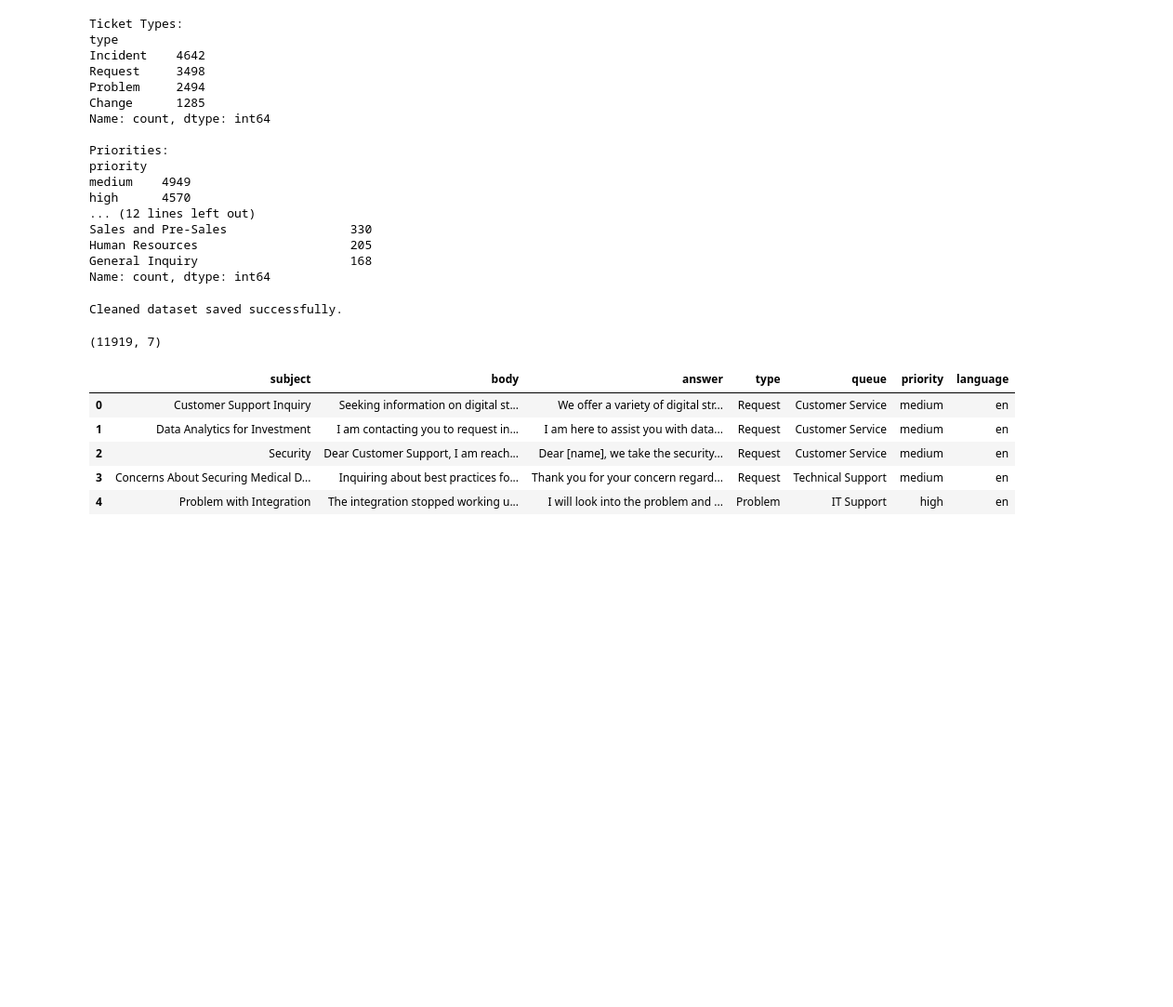
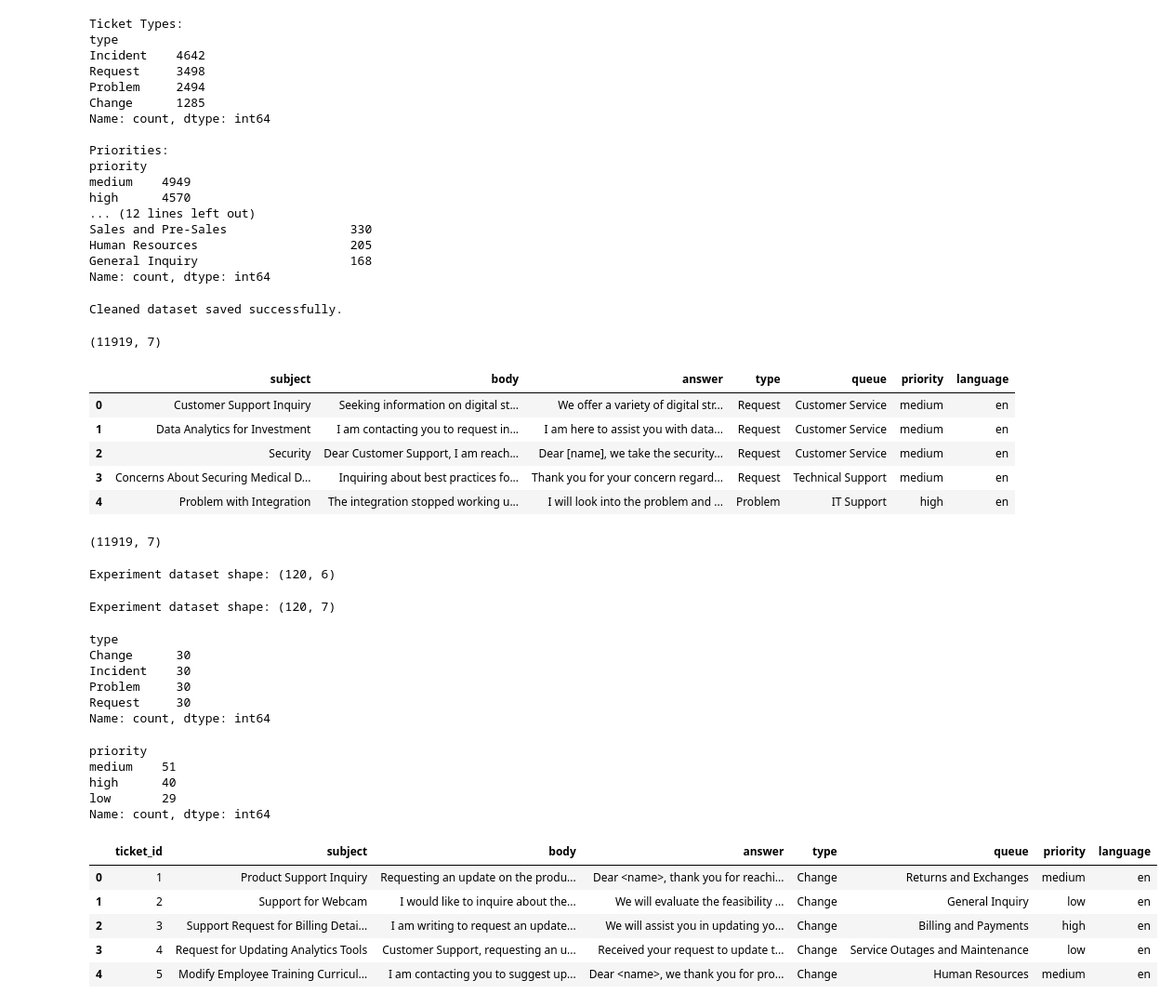
Before and after one commit to Charith-01/Customer-Feedback-Analysis-Using-Prompt-Engineering, a Jupyter notebook: notebooks/02_data_cleaning.ipynb, the cells around one changed output. Shown at 93% size. Saved outputs shown, nothing was run; the diff lists cells and outputs as text; code cells hidden in the pictures; blank space fills up the shorter version.

```diff
--- a/notebooks/02_data_cleaning.ipynb
+++ b/notebooks/02_data_cleaning.ipynb
@@ -197,3 +197,71 @@ check_df.head()
 | 2 | Security | Dear Customer Support, I am reach... | Dear [name], we take the security... | Request | Customer Service | medium | en |
 | 3 | Concerns About Securing Medical D... | Inquiring about best practices fo... | Thank you for your concern regard... | Request | Technical Support | medium | en |
 | 4 | Problem with Integration | The integration stopped working u... | I will look into the problem and ... | Problem | IT Support | high | en |
+# %%
+# Load the cleaned customer support dataset
+clean_df = pd.read_csv(
+    "../data/processed/cleaned_customer_support_tickets.csv"
+)
+
+clean_df.shape
+# %% [output]
+(11919, 7)
+# %%
+# Sample 30 tickets from each ticket type
+experiment_df = (
+    clean_df
+    .groupby("type", group_keys=False)
+    .apply(lambda x: x.sample(n=30, random_state=42))
+    .reset_index(drop=True)
+)
+
+print("Experiment dataset shape:", experiment_df.shape)
+# %% [output]
+Experiment dataset shape: (120, 6)
+# %%
+# Create a balanced sample of 30 tickets from each ticket type
+experiment_df = (
+    clean_df
+    .groupby("type", group_keys=False)
+    .sample(n=30, random_state=42)
+    .reset_index(drop=True)
+)
+
+print("Experiment dataset shape:", experiment_df.shape)
+# %% [output]
+Experiment dataset shape: (120, 7)
+# %%
+# Verify ticket type distribution
+experiment_df["type"].value_counts()
+# %% [output]
+type
+Change      30
+Incident    30
+Problem     30
+Request     30
+Name: count, dtype: int64
+# %%
+# Inspect priority distribution in the sample
+experiment_df["priority"].value_counts()
+# %% [output]
+priority
+medium    51
+high      40
+low       29
+Name: count, dtype: int64
+# %%
+# Add a unique experiment ID
+experiment_df.insert(
+    0,
+    "ticket_id",
+    range(1, len(experiment_df) + 1)
+)
+
+experiment_df.head()
+# %% [output]
+|  | ticket_id | subject | body | answer | type | queue | priority | language |
+| 0 | 1 | Product Support Inquiry | Requesting an update on the produ... | Dear <name>, thank you for reachi... | Change | Returns and Exchanges | medium | en |
+| 1 | 2 | Support for Webcam | I would like to inquire about the... | We will evaluate the feasibility ... | Change | General Inquiry | low | en |
+| 2 | 3 | Support Request for Billing Detai... | I am writing to request an update... | We will assist you in updating yo... | Change | Billing and Payments | high | en |
+| 3 | 4 | Request for Updating Analytics Tools | Customer Support, requesting an u... | Received your request to update t... | Change | Service Outages and Maintenance | low | en |
+| 4 | 5 | Modify Employee Training Curricul... | I am contacting you to suggest up... | Dear <name>, we thank you for pro... | Change | Human Resources | medium | en |
```
Also changed, not shown: parts of 5 cells of this notebook, 1 other file.
